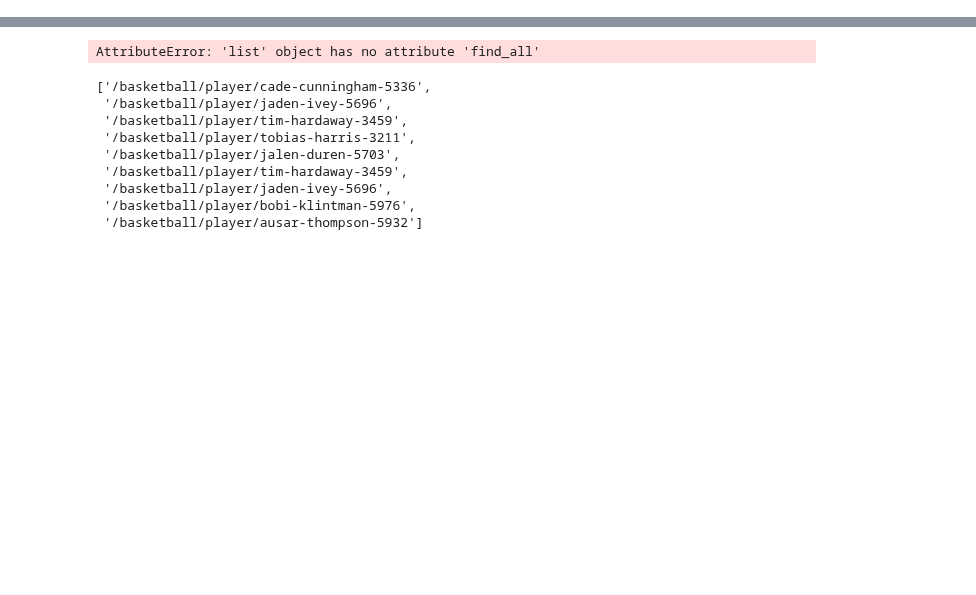
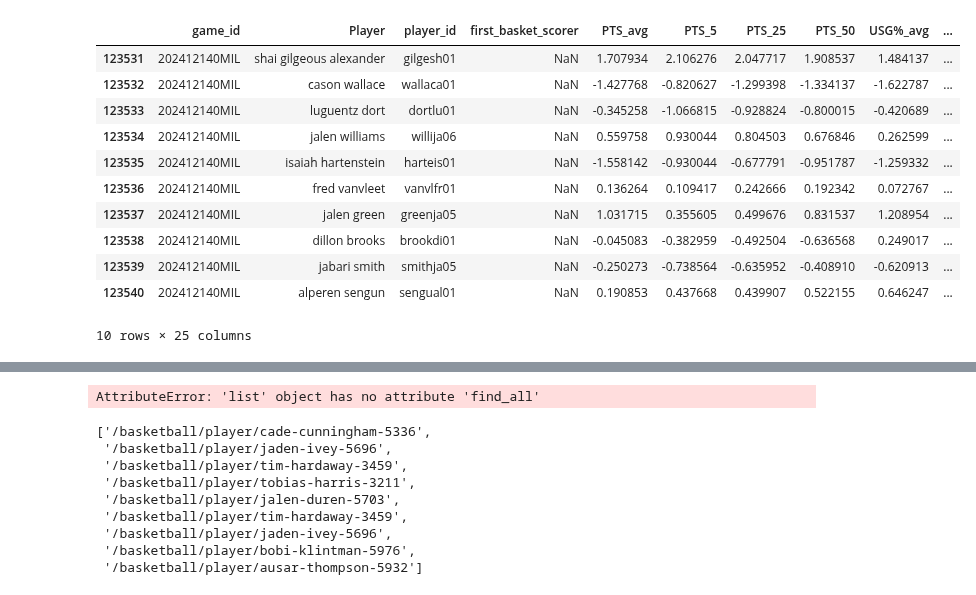
Before and after one commit to martinbog19/LeFirstBasket, a Jupyter notebook: starting_lineups.ipynb, the cells around one changed output, grey strips where cells are left out. Cells and saved outputs as stored; diff of their text form; code cells hidden in the pictures; blank space fills up the shorter version.

```diff
--- a/starting_lineups.ipynb
+++ b/starting_lineups.ipynb
@@ -359,0 +98,5 @@ soup.find_all('button', class_ = 'see-proj-minutes')
+# %%
+lineups[roster_cols] = np.ones((lineups.shape[0], len(roster_cols))) * np.nan
+lineups['starter'] = True
+# %%
+lineups.insert(0, 'game_id', '202412140MIL')
@@ -359,0 +105,19 @@ soup.find_all('button', class_ = 'see-proj-minutes')
+# %%
+data, features = feature_engineering(lineups.drop(columns = 'name_norm').rename(columns = {'name': 'Player'}))
+# %%
+data_game = data.copy()[data['game_id'] == '202412140MIL']
+# %%
+data_game
+# %% [output]
+|  | game_id | Player | player_id | first_basket_scorer | PTS_avg | PTS_5 | PTS_25 | PTS_50 | USG%_avg | ... |
+| 123531 | 202412140MIL | shai gilgeous alexander | gilgesh01 | NaN | 1.707934 | 2.106276 | 2.047717 | 1.908537 | 1.484137 | ... |
+| 123532 | 202412140MIL | cason wallace | wallaca01 | NaN | -1.427768 | -0.820627 | -1.299398 | -1.334137 | -1.622787 | ... |
+| 123533 | 202412140MIL | luguentz dort | dortlu01 | NaN | -0.345258 | -1.066815 | -0.928824 | -0.800015 | -0.420689 | ... |
+| 123534 | 202412140MIL | jalen williams | willija06 | NaN | 0.559758 | 0.930044 | 0.804503 | 0.676846 | 0.262599 | ... |
+| 123535 | 202412140MIL | isaiah hartenstein | harteis01 | NaN | -1.558142 | -0.930044 | -0.677791 | -0.951787 | -1.259332 | ... |
+| 123536 | 202412140MIL | fred vanvleet | vanvlfr01 | NaN | 0.136264 | 0.109417 | 0.242666 | 0.192342 | 0.072767 | ... |
+| 123537 | 202412140MIL | jalen green | greenja05 | NaN | 1.031715 | 0.355605 | 0.499676 | 0.831537 | 1.208954 | ... |
+| 123538 | 202412140MIL | dillon brooks | brookdi01 | NaN | -0.045083 | -0.382959 | -0.492504 | -0.636568 | 0.249017 | ... |
+| 123539 | 202412140MIL | jabari smith | smithja05 | NaN | -0.250273 | -0.738564 | -0.635952 | -0.408910 | -0.620913 | ... |
+| 123540 | 202412140MIL | alperen sengun | sengual01 | NaN | 0.190853 | 0.437668 | 0.439907 | 0.522155 | 0.646247 | ... |
+10 rows × 25 columns
```
Also changed, not shown: parts of 51 cells of this notebook, 3 other files.
